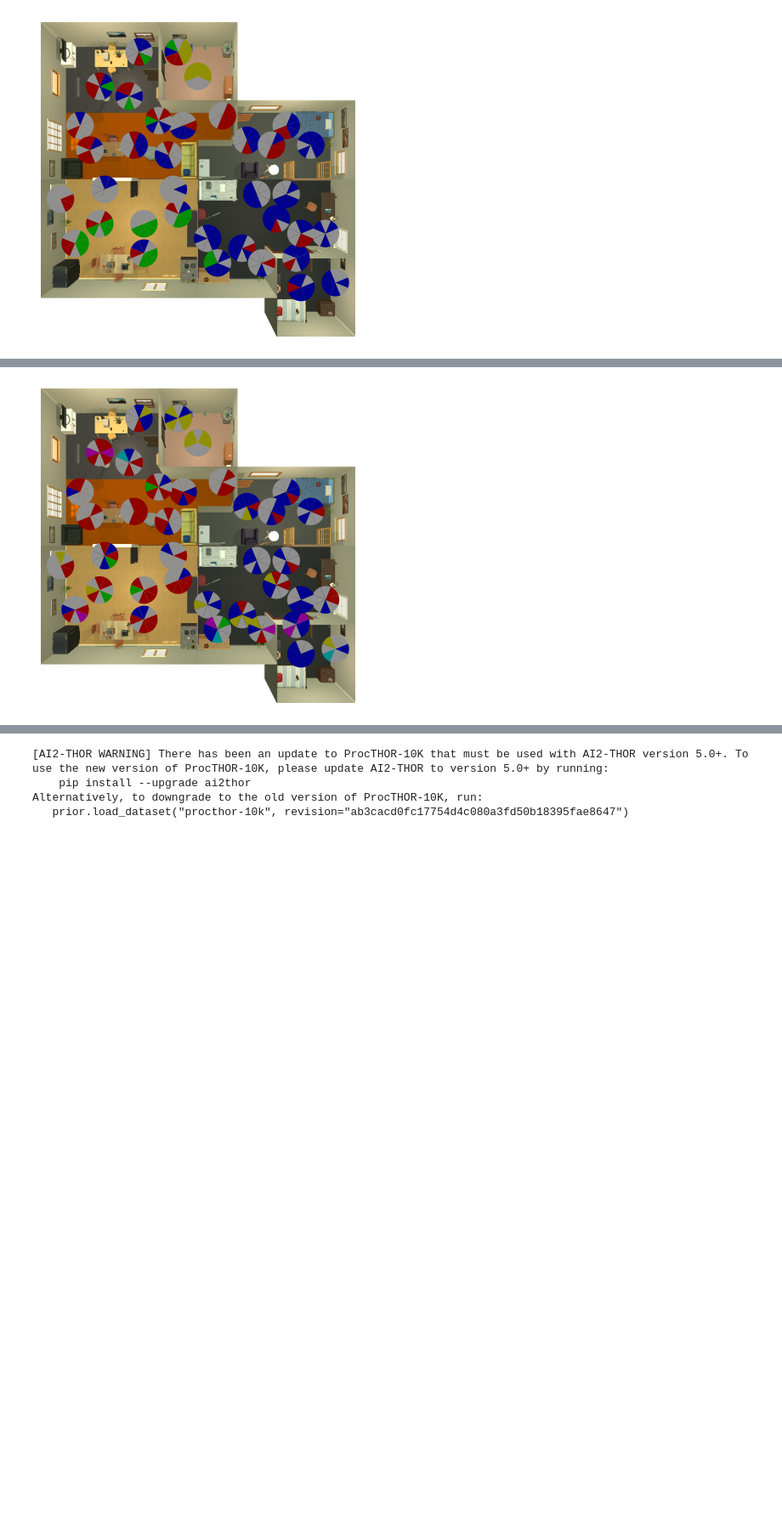
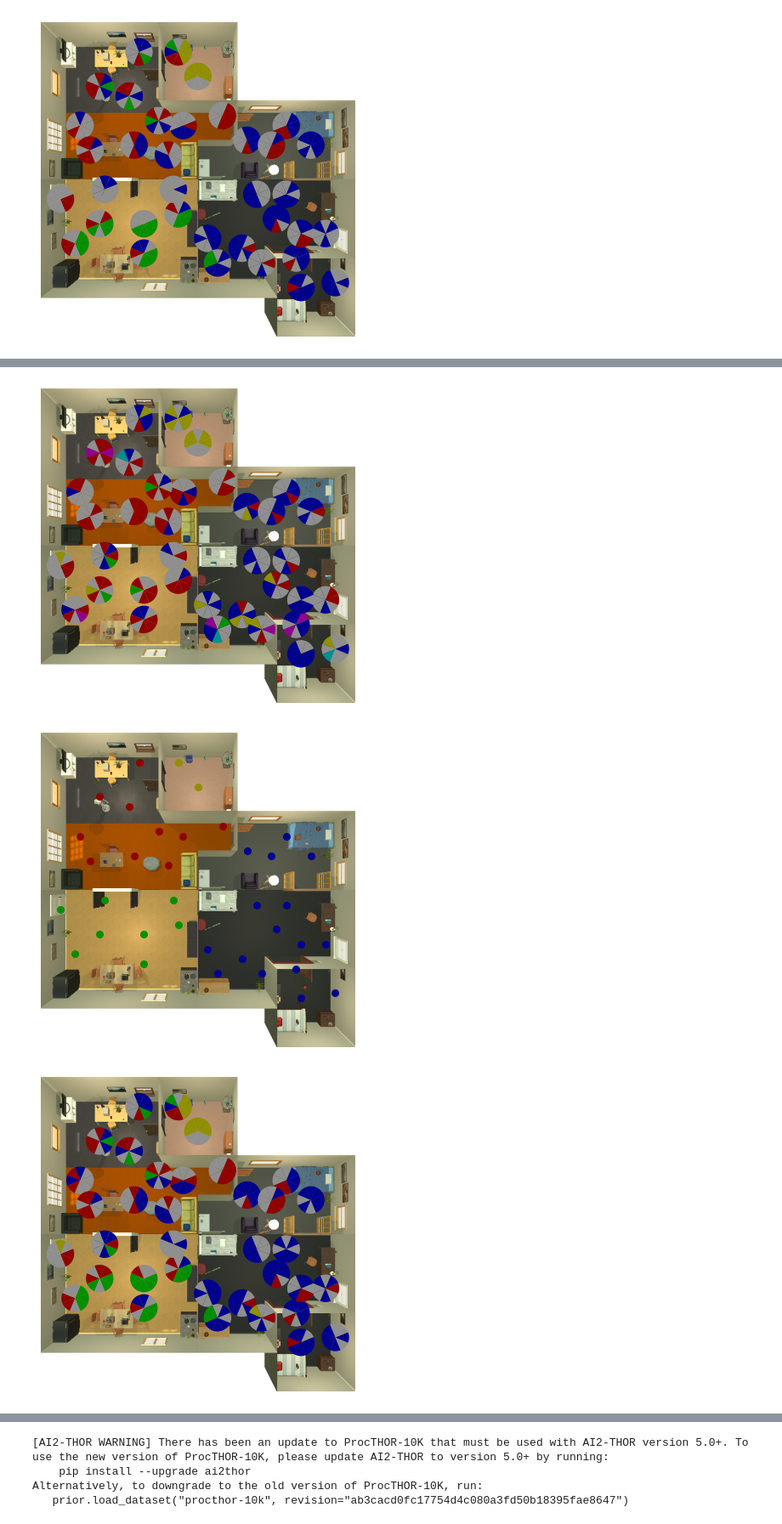
Before and after one commit to archie1983/cvm_semantic_navigation, a Jupyter notebook: Semantic_mapping.ipynb, the cells around one changed output, grey strips where cells are left out. Shown at 85% size. Cells and saved outputs as stored; diff of their text form; code cells hidden in the pictures; blank space fills up the shorter version.

```diff
--- a/Semantic_mapping.ipynb
+++ b/Semantic_mapping.ipynb
@@ -568,8 +554,11 @@ Loading : train[55]
 # %%
 from semantic_mapper import SemanticMapper
 from cvm_room_classifier import CVMType
+from classifier_fusion_type import ClassifierFusionType
 
 sm = SemanticMapper("train_55", CVMType.CHAMELEON, "_full_prompt") # Chameleon full prompt
 #img = sm.get_top_down_frame()
-sm.display_semantic_map()
+sm.display_semantic_map(ClassifierFusionType.NO_FUSION)
+sm.display_semantic_map(ClassifierFusionType.LLM_THEN_CVM)
+sm.display_semantic_map(ClassifierFusionType.CVM_THEN_LLM)
 # %% [output]
@@ -581,3 +574,5 @@ Loaded : experiment_data/pkl_CHAMELEON_full_prompt/scene_descr_train_55.pkl scen
 Loading : train[55]
 [figure]
 [figure]
+[figure, added]
+[figure, added]
```
Also changed, not shown: parts of 4 cells of this notebook, 3 other files.
